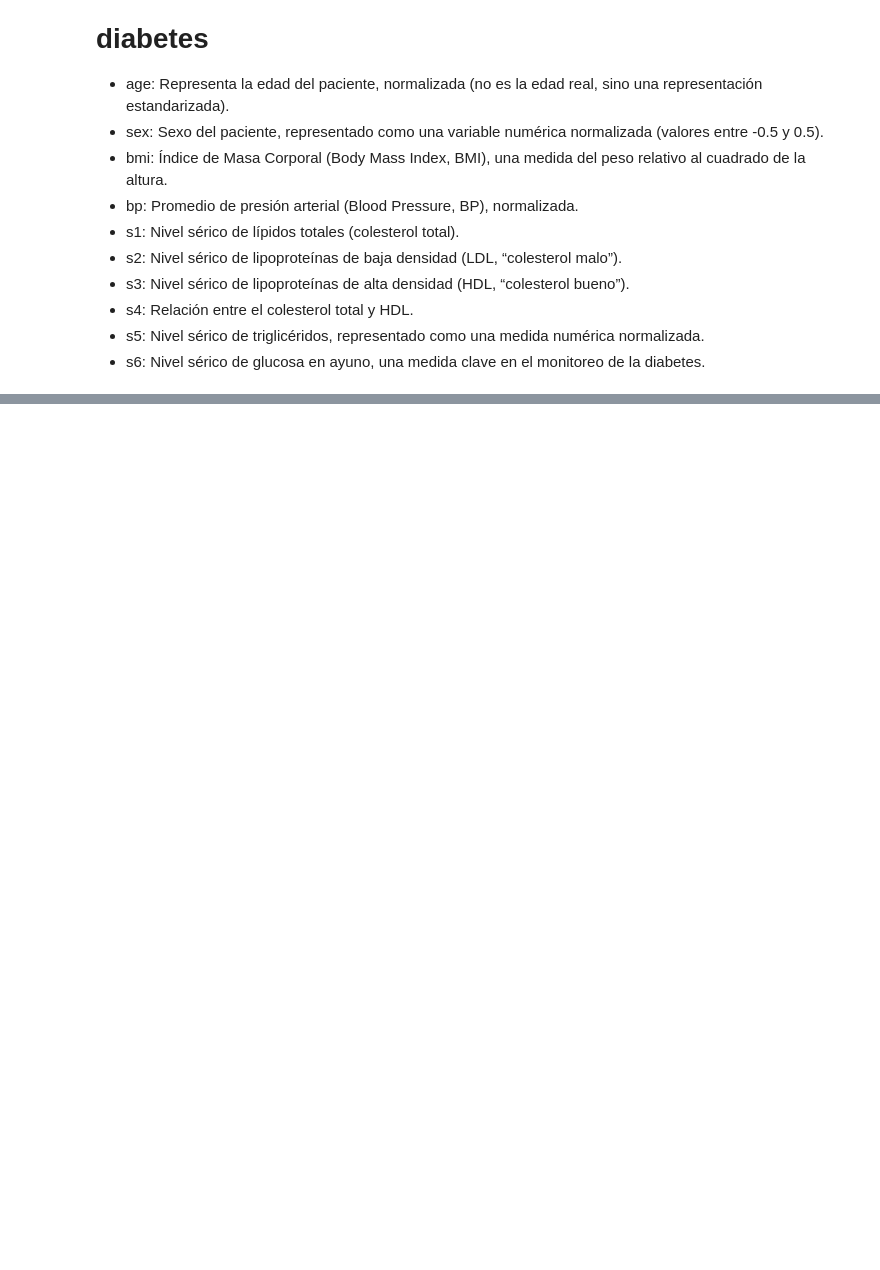
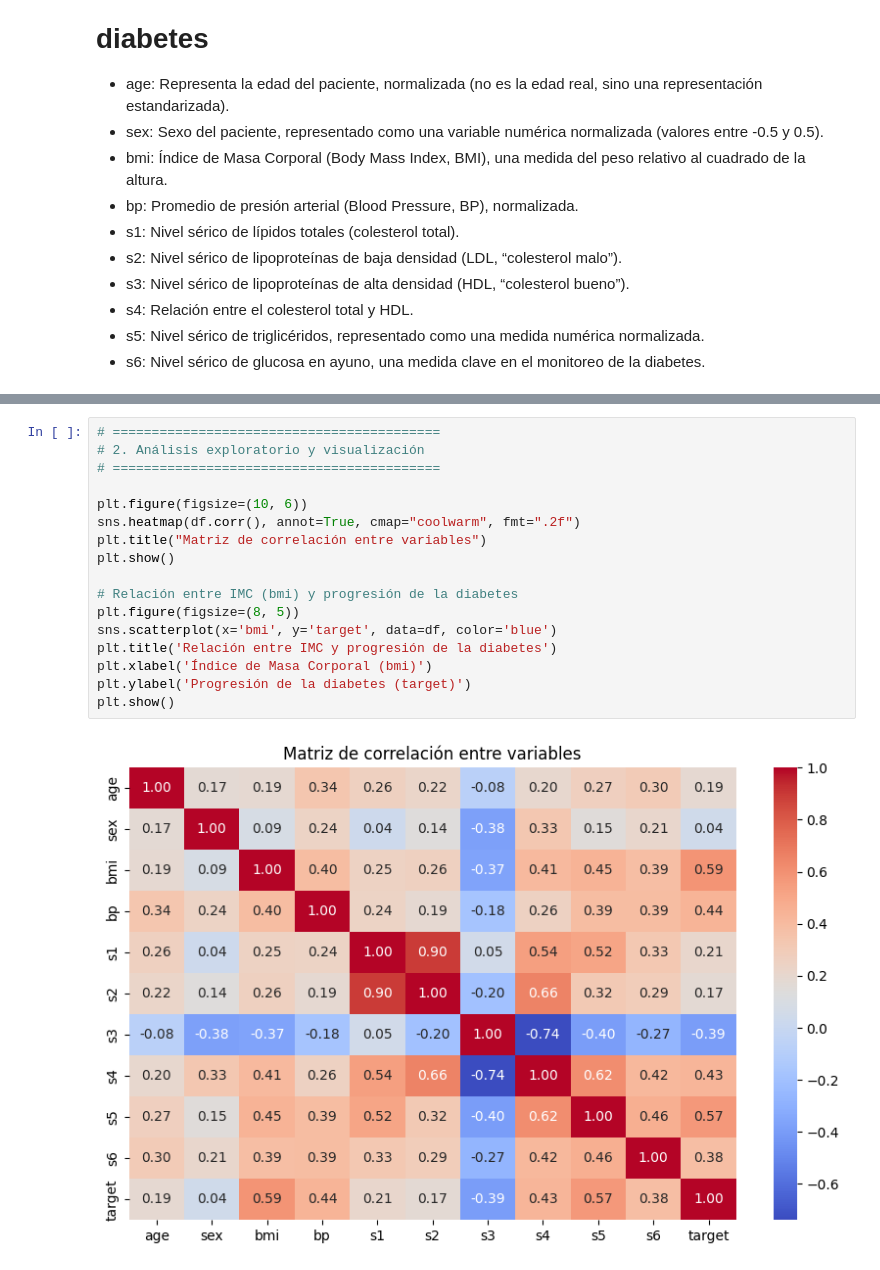
Before and after one commit to oscarhybridge/regresion_lineal, a Jupyter notebook: 1_regresion_lineal_diabetes.ipynb, the cells around one changed output, grey strips where cells are left out. Cells and saved outputs as stored; diff of their text form; blank space fills up the shorter version.

```diff
--- a/1_regresion_lineal_diabetes.ipynb
+++ b/1_regresion_lineal_diabetes.ipynb
@@ -29,0 +112,19 @@ df.head()
+# %%
+# ==========================================
+# 2. Análisis exploratorio y visualización
+# ==========================================
+
+plt.figure(figsize=(10, 6))
+sns.heatmap(df.corr(), annot=True, cmap="coolwarm", fmt=".2f")
+plt.title("Matriz de correlación entre variables")
+plt.show()
+
+# Relación entre IMC (bmi) y progresión de la diabetes
+plt.figure(figsize=(8, 5))
+sns.scatterplot(x='bmi', y='target', data=df, color='blue')
+plt.title('Relación entre IMC y progresión de la diabetes')
+plt.xlabel('Índice de Masa Corporal (bmi)')
+plt.ylabel('Progresión de la diabetes (target)')
+plt.show()
+# %% [output]
+[figure, added]
```
Also changed, not shown: parts of 7 cells of this notebook, 1 other file.
